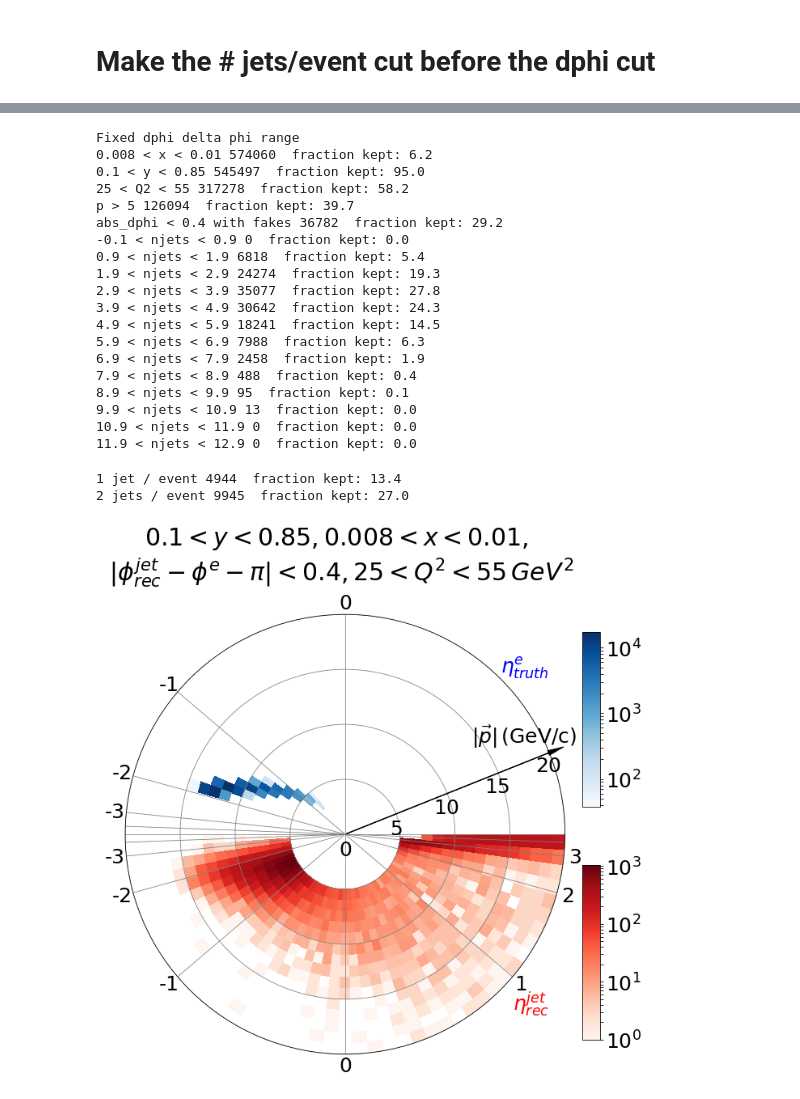
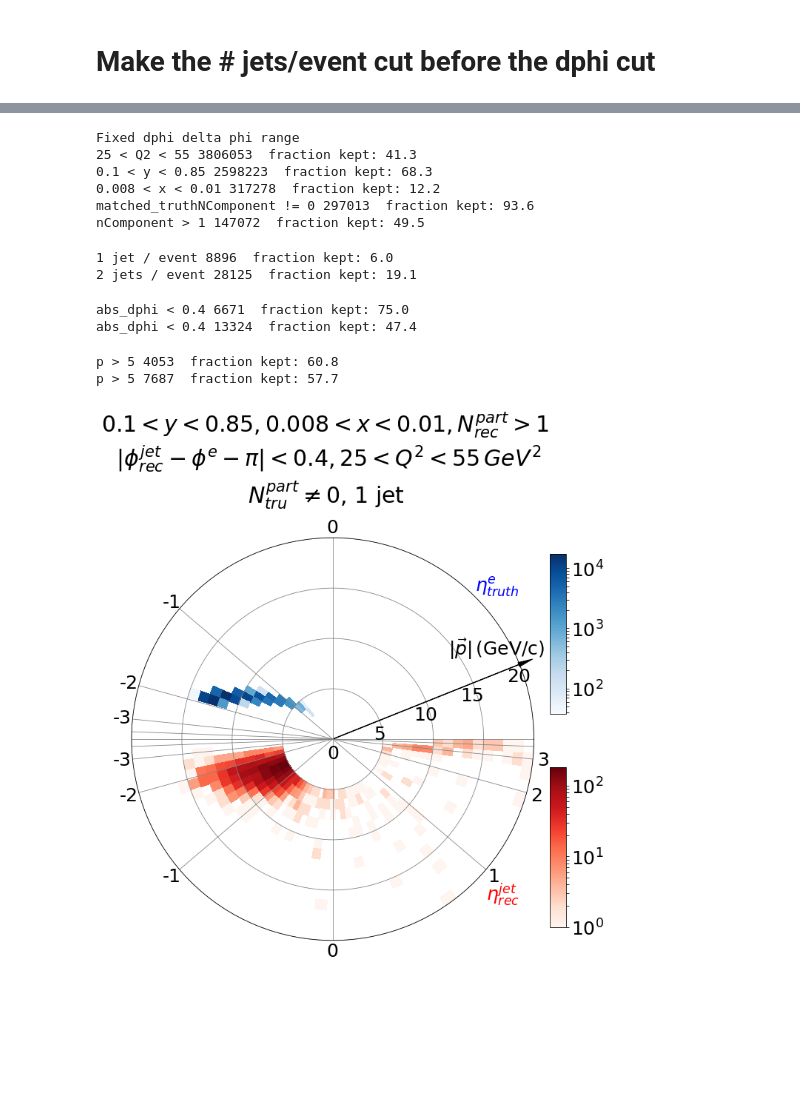
Before and after one commit to y-song/notebooks, a Jupyter notebook: detector_response_included/allsi/clock_lowQ2_1.ipynb, the cells around one changed output, grey strips where cells are left out. Saved outputs shown, nothing was run; the diff lists cells and outputs as text; code cells hidden in the pictures; blank space fills up the shorter version.

```diff
--- a/detector_response_included/allsi/clock_lowQ2_1.ipynb
+++ b/detector_response_included/allsi/clock_lowQ2_1.ipynb
@@ -103,31 +104,36 @@ ae0 = applyCut(ae0, '25 < Q2 < 55', '25 < Q2 < 55')
 # %%
 aj.eval('dphi = phi - electron_truthPhi - 3.1415926535', inplace=True)
 aj0 = fix_dphi(aj)
+aj0 = applyCut(aj0, '25 < Q2 < 55', '25 < Q2 < 55')
+aj0 = applyCut(aj0, '0.1 < y < 0.85', '0.1 < y < 0.85')
 aj0 = applyCut(aj0, '0.008 < x < 0.01', '0.008 < x < 0.01')
-aj0 = applyCut(aj0, '0.1 < y < 0.85', '0.1 < y < 0.85')
-aj0 = applyCut(aj0, '25 < Q2 < 55', '25 < Q2 < 55')
-aj0 = applyCut(aj0, 'p > 5', 'p > 5')
-aj0_dphi = applyCut(aj0, 'abs_dphi < 0.4', 'abs_dphi < 0.4 with fakes')
+aj0 = applyCut(aj0, 'matched_truthNComponent != 0', 'matched_truthNComponent != 0')
+aj0 = applyCut(aj0, 'nComponent > 1', 'nComponent > 1')
 # %% [output]
 Fixed dphi delta phi range
-0.008 < x < 0.01 574060  fraction kept: 6.2
-0.1 < y < 0.85 545497  fraction kept: 95.0
-25 < Q2 < 55 317278  fraction kept: 58.2
-p > 5 126094  fraction kept: 39.7
-abs_dphi < 0.4 with fakes 36782  fraction kept: 29.2
--0.1 < njets < 0.9 0  fraction kept: 0.0
-0.9 < njets < 1.9 6818  fraction kept: 5.4
-1.9 < njets < 2.9 24274  fraction kept: 19.3
-2.9 < njets < 3.9 35077  fraction kept: 27.8
-3.9 < njets < 4.9 30642  fraction kept: 24.3
-4.9 < njets < 5.9 18241  fraction kept: 14.5
-5.9 < njets < 6.9 7988  fraction kept: 6.3
-6.9 < njets < 7.9 2458  fraction kept: 1.9
-7.9 < njets < 8.9 488  fraction kept: 0.4
-8.9 < njets < 9.9 95  fraction kept: 0.1
-9.9 < njets < 10.9 13  fraction kept: 0.0
-10.9 < njets < 11.9 0  fraction kept: 0.0
-11.9 < njets < 12.9 0  fraction kept: 0.0
+25 < Q2 < 55 3806053  fraction kept: 41.3
+0.1 < y < 0.85 2598223  fraction kept: 68.3
+0.008 < x < 0.01 317278  fraction kept: 12.2
+matched_truthNComponent != 0 297013  fraction kept: 93.6
+nComponent > 1 147072  fraction kept: 49.5
+# %%
+aj1 = applyCut(aj0, 'njets == 1', '1 jet / event')
+aj2 = applyCut(aj0, 'njets == 2', '2 jets / event')
+# %% [output]
+1 jet / event 8896  fraction kept: 6.0
+2 jets / event 28125  fraction kept: 19.1
+# %%
+aj1_dphi = applyCut(aj1, 'abs_dphi < 0.4', 'abs_dphi < 0.4')
+aj2_dphi = applyCut(aj2, 'abs_dphi < 0.4', 'abs_dphi < 0.4')
+# %% [output]
+abs_dphi < 0.4 6671  fraction kept: 75.0
+abs_dphi < 0.4 13324  fraction kept: 47.4
+# %%
+aj1_dphi_p = applyCut(aj1_dphi, 'p > 5', 'p > 5')
+aj2_dphi_p = applyCut(aj2_dphi, 'p > 5', 'p > 5')
+# %% [output]
+p > 5 4053  fraction kept: 60.8
+p > 5 7687  fraction kept: 57.7
 # %%
 radii = [0, 5, 10, 15, 20]
 r_labels = ['$0$','$5$','$10$','$15$','$20$']
@@ -136,42 +142,36 @@ angles = [90, 139.604937421, 164.585373193, 174.299529125, 177.90141703, 180, 18
 eta_labels=['0','-1','-2','-3','','','','-3','-2','-1','0','1','2','3','']
 nr = 20
 ntheta = 90
-# %%
-aj1_dphi = applyCut(aj0_dphi, 'njets == 1', '1 jet / event')
-aj2_dphi = applyCut(aj0_dphi, 'njets == 2', '2 jets / event')
-# %% [output]
-1 jet / event 4944  fraction kept: 13.4
-2 jets / event 9945  fraction kept: 27.0
 # %%
 fig = plt.figure(figsize=(10,10))
 
 ax1 = fig.add_subplot(111, polar=True)
 
 r_edges = np.linspace(0, nr, nr + 1)
 theta_edges = np.linspace(0, 2*np.pi, ntheta + 1)
 H_e = plt.hist2d(ae0['electron_truthP'], ae0['electron_truthTheta'], [r_edges, theta_edges])[0]
-H_q = plt.hist2d(aj0_dphi['p'], aj0_dphi['theta_neg'], [r_edges, theta_edges])[0]
+H_q = plt.hist2d(aj1_dphi_p['p'], aj1_dphi_p['theta_neg'], [r_edges, theta_edges])[0]
 ax1.cla()
 
 Theta, R = np.meshgrid(theta_edges, r_edges)
 im_e = ax1.pcolormesh(Theta, R, H_e, cmap='Blues', norm=LogNorm())
 im_q = ax1.pcolormesh(Theta, R, H_q, cmap='Reds', norm=LogNorm())
 ax1.set_rgrids(radii, labels=r_labels, fontsize=25)
 ax1.set_thetagrids(angles, labels=eta_labels, fontsize=25)
 ax1.grid(color='grey')
 cbar_e = fig.colorbar(im_e, shrink=0.7, pad=0.01, cax=plt.axes([0.92, 0.55, 0.03, 0.3]))
 cbar_e.ax.tick_params(labelsize=25)
 cbar_q = fig.colorbar(im_q, shrink=0.7, pad=0.01, cax=plt.axes([0.92, 0.15, 0.03, 0.3]))
 cbar_q.ax.tick_params(labelsize=25)
 fig.text(0.78,0.78,'$\eta^{e}_{truth}$',fontsize=25, color='b')
 fig.text(0.8,0.2,'$\eta^{jet}_{rec}$',fontsize=25, color='r')
 ax1.annotate('', xy=(1,0.7), xycoords='axes fraction', xytext=(0.5,0.5),
     arrowprops=dict(arrowstyle="Simple,tail_width=0.05,head_width=0.6,head_length=2", color='k'))
 fig.text(0.73,0.66, r'$|\vec{p}| \, \mathrm{(GeV/c)}$',fontsize=25, color='k')
-fig.suptitle('$0.1 < y < 0.85, 0.008 < x < 0.01$, \n $|\phi^{jet}_{rec} - \phi^e - \pi| < 0.4, 25 < Q^2 < 55 \, GeV^2$',fontsize=30, y=1.03)
-fig.savefig('images/polar0_dphi_Q2.pdf', bbox_inches='tight')
+fig.suptitle('$0.1 < y < 0.85, 0.008 < x < 0.01, N^{part}_{rec} > 1$ \n $|\phi^{jet}_{rec} - \phi^e - \pi| < 0.4, 25 < Q^2 < 55 \, GeV^2$ \n'+r'$N^{part}_{tru} \neq 0$, 1 jet',fontsize=30, y=1.12)
+fig.savefig('images/polar1_724_truth.pdf', bbox_inches='tight')
 # %% [output]
-[figure, old version]
+[figure, new version]
 # %%
 fig = plt.figure(figsize=(10,10))
 
```
Also changed, not shown: parts of 5 cells of this notebook.
